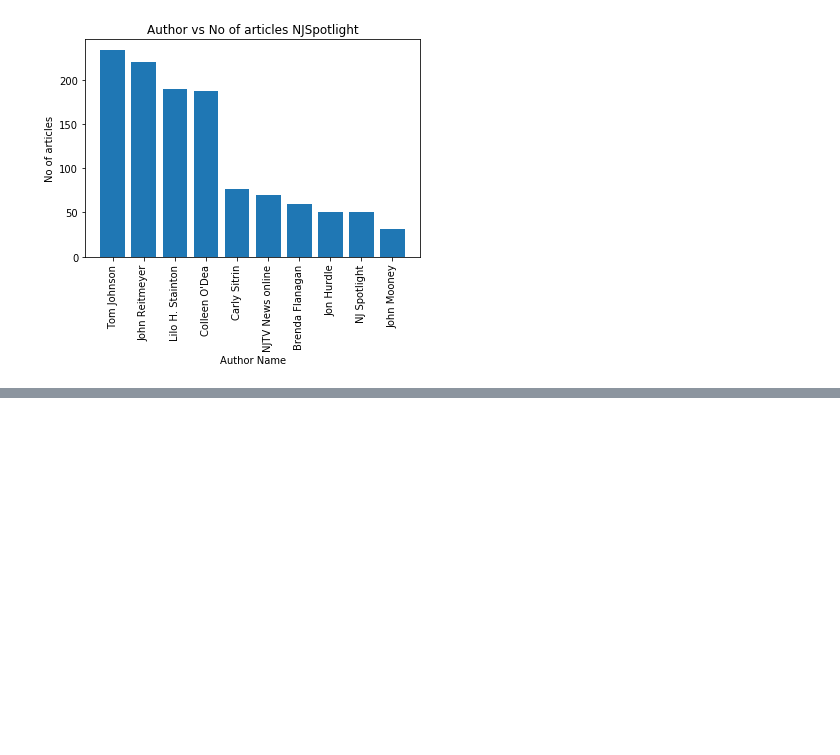
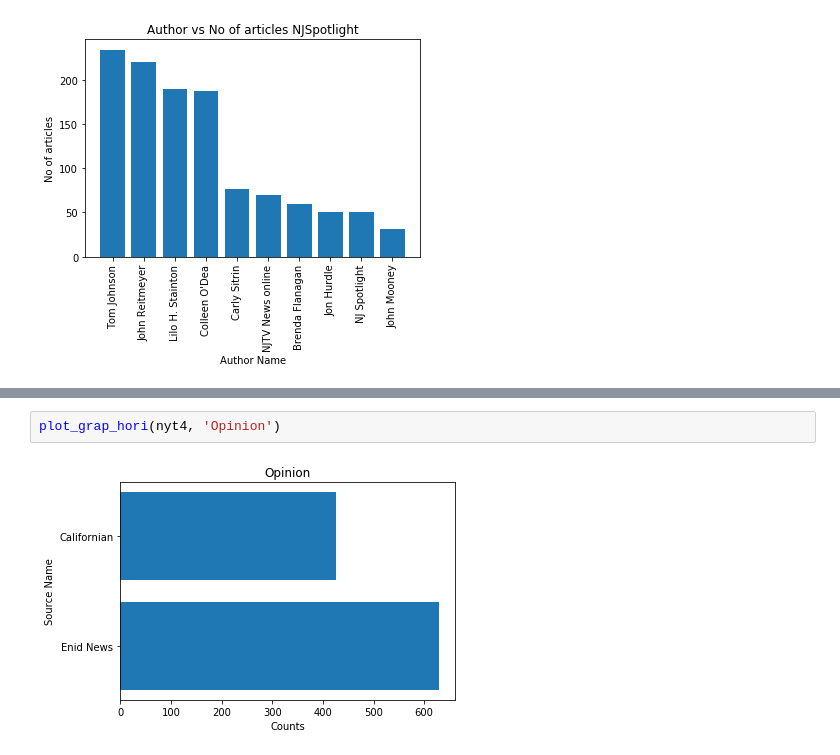
Before and after one commit to ujjwal95/bloomberg_editorial_classifier, a Jupyter notebook: src/eda/author_viz/auth_viz.ipynb, the cells around one changed output, grey strips where cells are left out. Drawn from its saved outputs; the diff is of its cells as text; blank space fills up the shorter version.

```diff
--- a/src/eda/author_viz/auth_viz.ipynb
+++ b/src/eda/author_viz/auth_viz.ipynb
@@ -324,0 +396,4 @@ plot_graph(df, 'Author vs No of articles NJSpotlight')
+# %%
+plot_grap_hori(nyt4, 'Opinion')
+# %% [output]
+[figure, added]
```
Also changed, not shown: parts of 15 cells of this notebook.
